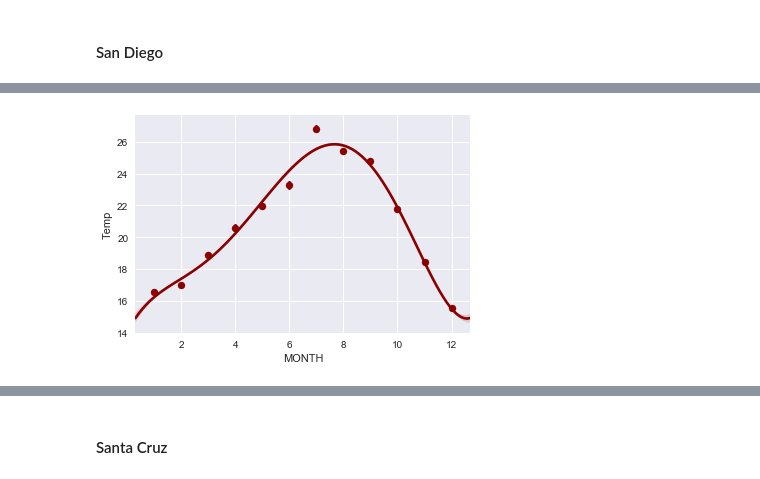
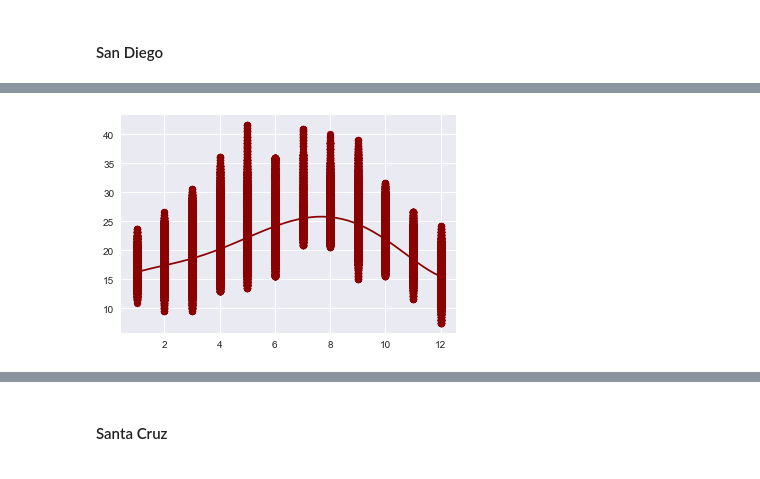
Before and after one commit to gbatzel/sio209_project, a Jupyter notebook: code/models.ipynb, the cells around one changed output, grey strips where cells are left out. Drawn from its saved outputs; the diff is of its cells as text; code cells hidden in the pictures.

```diff
--- a/code/models.ipynb
+++ b/code/models.ipynb
@@ -15,0 +23,7 @@ sns.set_palette('colorblind')
+# %%
+def Regression_Plot(i, q, g):
+    x1 = np.linspace(1,12)
+    p = np.polyfit(i.MONTH, i.Temp, q)
+    y1 = np.polyval(p, x1)
+    plt.scatter(i.MONTH, i.Temp, color='%s' % g)
+    plt.plot(x1, y1, '-', color='%s' % g)
@@ -20,27 +38,3 @@ df = pd.read_csv('../data/san_diego.csv')
 df2 = pd.read_csv('../data/santa_cruz.csv')
 df3 = pd.read_csv('../data/bird_rock.csv')
 df4 = pd.read_csv('../data/SD_ledge.csv')
-# %%
-df['DATE'] = pd.to_datetime(df['Date'])
-df = df.groupby('DATE').mean()
-df['MONTH'] = [x.month for x in df.index]
-df['YEAR'] = [x.year for x in df.index]
-df.reset_index(inplace=True)
-
-df2['DATE'] = pd.to_datetime(df2['Date'])
-df2 = df2.groupby('DATE').mean()
-df2['MONTH'] = [x.month for x in df2.index]
-df2['YEAR'] = [x.year for x in df2.index]
-df2.reset_index(inplace=True)
-
-df3['DATE'] = pd.to_datetime(df3['Date'])
-df3 = df3.groupby('DATE').mean()
-df3['MONTH'] = [x.month for x in df3.index]
-df3['YEAR'] = [x.year for x in df3.index]
-df3.reset_index(inplace=True)
-
-df4['DATE'] = pd.to_datetime(df4['Date'])
-df4 = df4.groupby('DATE').mean()
-df4['MONTH'] = [x.month for x in df4.index]
-df4['YEAR'] = [x.year for x in df4.index]
-df4.reset_index(inplace=True)
@@ -68,5 +50,4 @@ plt.plot(x1, y1, '-', color='darkred');
-# %%
-ax = sns.regplot(x='MONTH', y='Temp', data=df, order=5, color='darkred',
-                 x_estimator=np.mean);
-# %% [output]
-[figure, removed]
+# %%
+Regression_Plot(df, 5, 'darkred');
+# %% [output]
+[figure, added]
```
Also changed, not shown: parts of 29 cells of this notebook, 2 other files.
